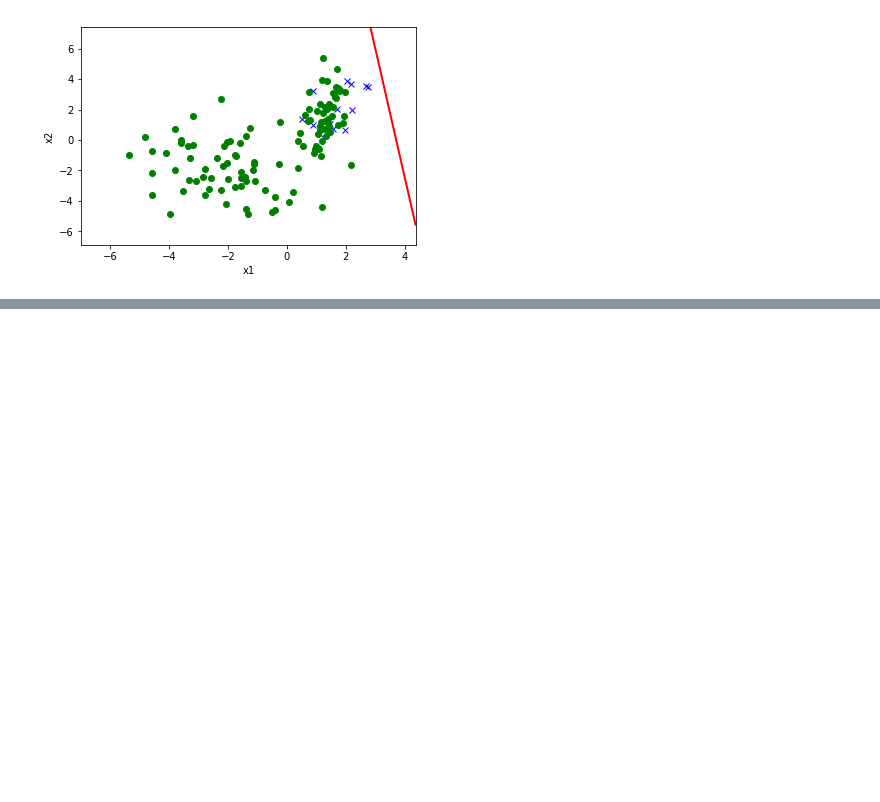
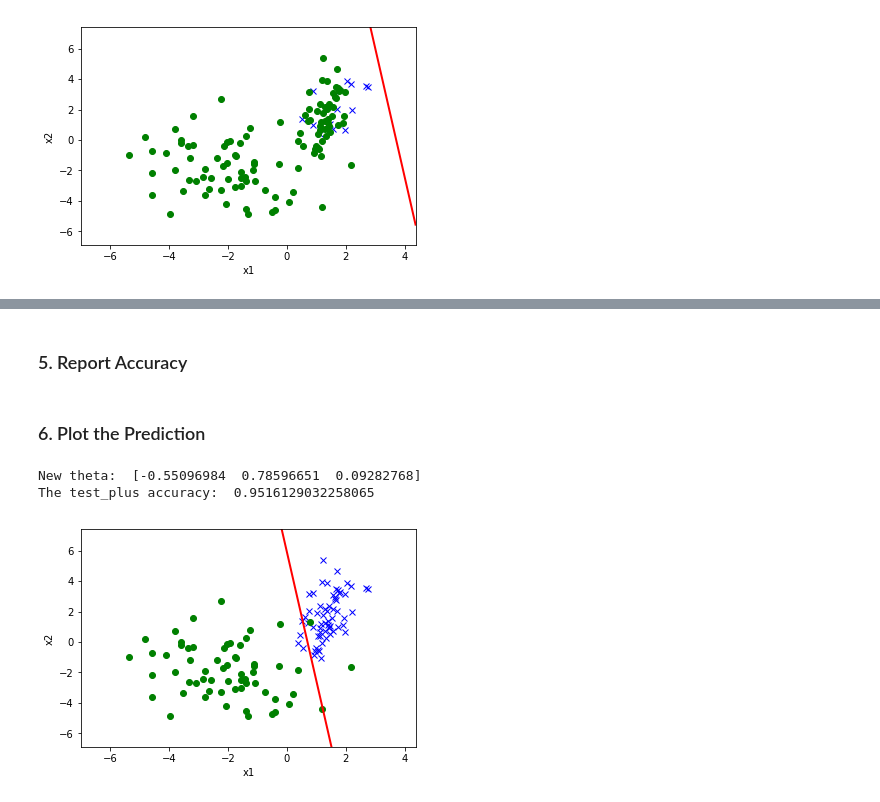
Before and after one commit to anhnt02hp/CS229-Fall2018-FullCourse, a Jupyter notebook: Full_Problem_Set_Solution/PS1/exercise_2.ipynb, the cells around one changed output, grey strips where cells are left out. Saved outputs shown, nothing was run; the diff lists cells and outputs as text; code cells hidden in the pictures; blank space fills up the shorter version.

Commit message:
Update full exercise 2 and fix some wrong of Reference Solution

```diff
--- a/Full_Problem_Set_Solution/PS1/exercise_2.ipynb
+++ b/Full_Problem_Set_Solution/PS1/exercise_2.ipynb
@@ -229,0 +261,23 @@ The testing accuracy:  0.8870967741935484
+# %%
+#Load test set
+x_test, t_test = util.load_dataset("/home/anhnt02/Desktop/CS229-Fall2018-FullCourse/Full_Problem_Set/PS1/data/ds3_test.csv", add_intercept=True, label_col='t')
+# %%
+def predict_plus(x, theta):
+    return sigmoid(x, theta) >= 0.5
+# %%
+#Predict in test set
+t_test_pred_plus = predict_plus(x_test, new_theta)
+# %% [markdown]
+### 5. Report Accuracy
+# %%
+accuracy_test_plus = accuracy(t_test, t_test_pred_plus)
+# %% [markdown]
+### 6. Plot the Prediction
+# %%
+print("New theta: ", new_theta.reshape(-1))
+print("The test_plus accuracy: ", accuracy_test_plus)
+util.plot(x_test, t_test, theta = new_theta)
+# %% [output]
+New theta:  [-0.55096984  0.78596651  0.09282768]
+The test_plus accuracy:  0.9516129032258065
+[figure, added]
```
Also changed, not shown: parts of 10 cells of this notebook, 1 other file.
